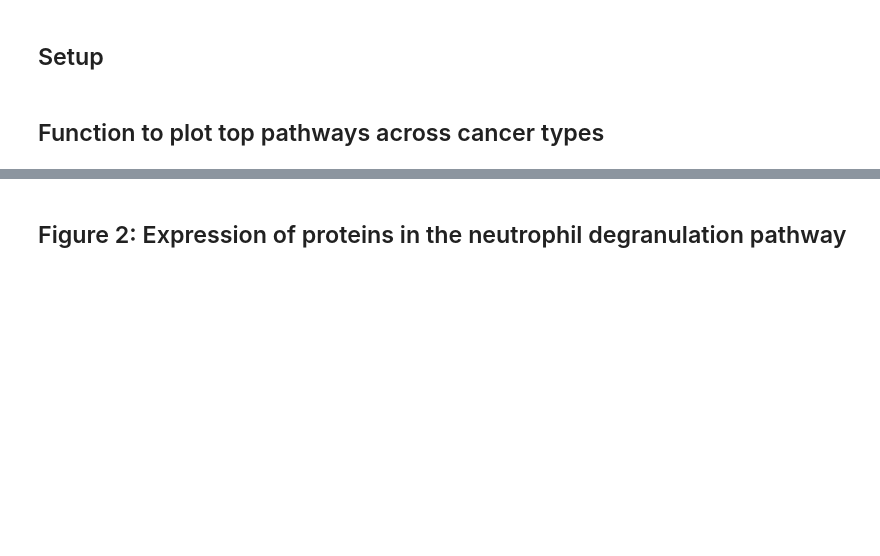
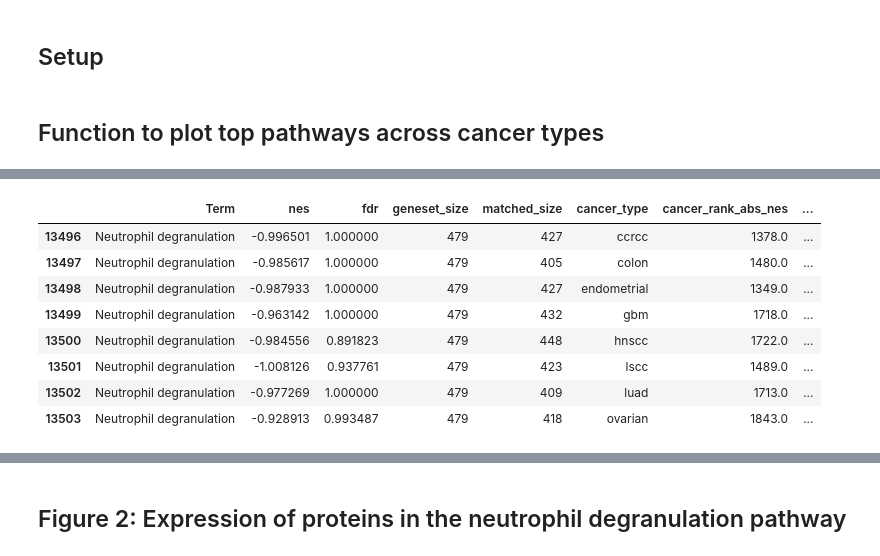
Before and after one commit to caleb-lindgren/scratchpad, a Jupyter notebook: pancancer_enrichment/10_visualize_results_gseapy_prerank.ipynb, the cells around one changed output, grey strips where cells are left out. Cells and saved outputs as stored; diff of their text form; code cells hidden in the pictures; blank space fills up the shorter version.

```diff
--- a/pancancer_enrichment/10_visualize_results_gseapy_prerank.ipynb
+++ b/pancancer_enrichment/10_visualize_results_gseapy_prerank.ipynb
@@ -232,5 +255,3 @@ alt.vconcat(
 )
 # %% [output]
 [interactive output not drawn]
-# %%
-enrich = plot_top_ten(STEP09_FILE_PATH, STEP01_FILE_PATH, "Reactome data - prerank")[3]
@@ -237,13 +367,19 @@ enrich = plot_top_ten(STEP09_FILE_PATH, STEP01_FILE_PATH, "Reactome data - prera
 # %%
-enrich = enrich[enrich["pathway_times_enriched"] == 8]
-ranks = enrich[["Term", "pathway_avg_rank"]].\
-    set_index("Term").\
-    drop_duplicates(keep="first").\
-    rank()["pathway_avg_rank"].\
-    rename("pathway_overall_rank")
+def find_neutrophil_degranulation(fp):
+    enrich = plot_top_ten(fp, STEP01_FILE_PATH, "Reactome data - prerank", fdr=1)[1]
 
-enrich = enrich.merge(
-    right=ranks,
-    left_on="Term",
-    right_on="Term",
-    validate="many_to_one")
+    # enrich = enrich[enrich["pathway_times_enriched"] == 8]
+    ranks = enrich[["Term", "pathway_avg_rank"]].\
+        set_index("Term").\
+        drop_duplicates(keep="first").\
+        rank()["pathway_avg_rank"].\
+        rename("pathway_overall_rank")
+
+    enrich = enrich.merge(
+        right=ranks,
+        left_on="Term",
+        right_on="Term",
+        validate="many_to_one")
+
+    return enrich[enrich["Term"] == "Neutrophil degranulation"].drop(
+        columns=["es", "pval", "abs_nes", "genes", "ledge_genes"])
@@ -275,0 +386,12 @@ enrich
+# %%
+find_neutrophil_degranulation(STEP09_FILE_PATH)
+# %% [output]
+|  | Term | nes | fdr | geneset_size | matched_size | cancer_type | cancer_rank_abs_nes | ... |
+| 13496 | Neutrophil degranulation | -0.996501 | 1.000000 | 479 | 427 | ccrcc | 1378.0 | ... |
+| 13497 | Neutrophil degranulation | -0.985617 | 1.000000 | 479 | 405 | colon | 1480.0 | ... |
+| 13498 | Neutrophil degranulation | -0.987933 | 1.000000 | 479 | 427 | endometrial | 1349.0 | ... |
+| 13499 | Neutrophil degranulation | -0.963142 | 1.000000 | 479 | 432 | gbm | 1718.0 | ... |
+| 13500 | Neutrophil degranulation | -0.984556 | 0.891823 | 479 | 448 | hnscc | 1722.0 | ... |
+| 13501 | Neutrophil degranulation | -1.008126 | 0.937761 | 479 | 423 | lscc | 1489.0 | ... |
+| 13502 | Neutrophil degranulation | -0.977269 | 1.000000 | 479 | 409 | luad | 1713.0 | ... |
+| 13503 | Neutrophil degranulation | -0.928913 | 0.993487 | 479 | 418 | ovarian | 1843.0 | ... |
```
Also changed, not shown: parts of 15 cells of this notebook, 17 other files.
